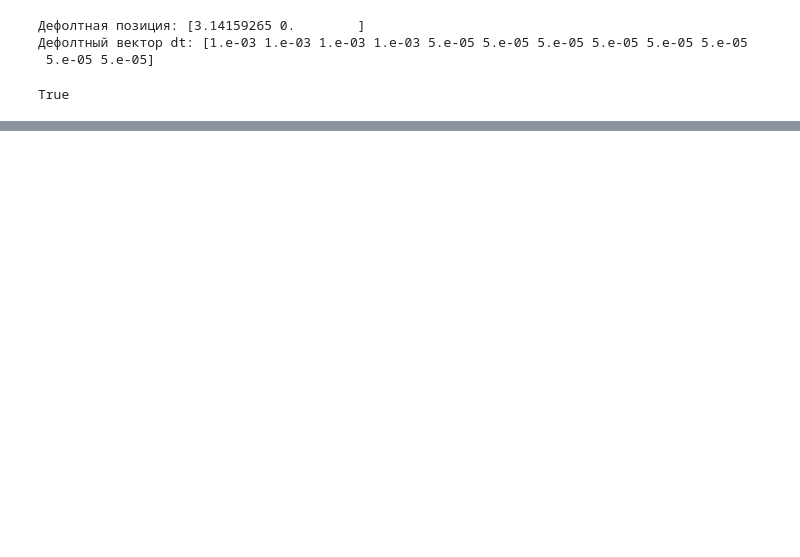
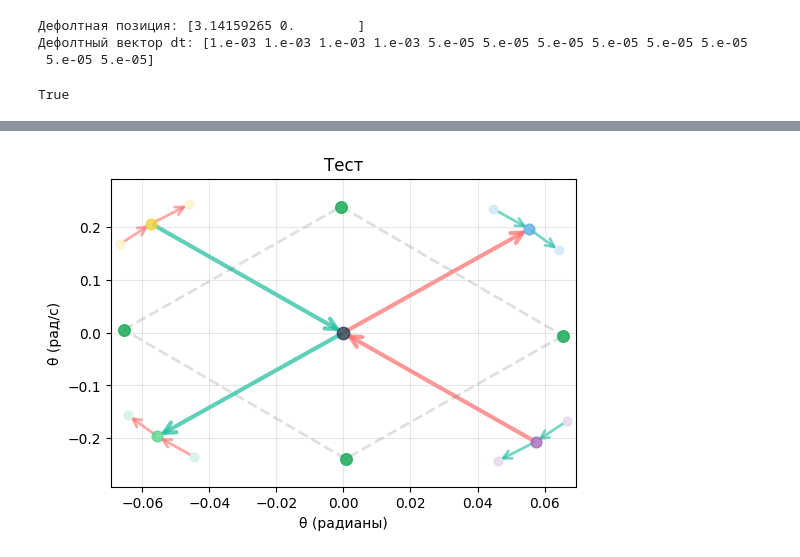
Before and after one commit to VladimirGunyavoy/tree_optimization, a Jupyter notebook: test_step1.ipynb, the cells around one changed output, grey strips where cells are left out. Drawn from its saved outputs; the diff is of its cells as text; code cells hidden in the pictures; blank space fills up the shorter version.

```diff
--- a/test_step1.ipynb
+++ b/test_step1.ipynb
@@ -67,0 +117,20 @@ visualize_spore_tree(tree_extreme, "Тест")
+# %%
+cfg = SporeTreeConfig(
+    initial_position=np.array([0, 0.0]),
+    dt_base=0.5,
+    dt_grandchildren_factor=0.1,
+    figure_size=(6, 4)
+)
+
+tree = SporeTree(pendulum, cfg)
+children = tree.create_children(show=False)
+grandchildren = tree.create_grandchildren(show=False)
+tree.sort_and_pair_grandchildren()
+tree.calculate_mean_points()
+
+# ──────────────────────────────────────────────────────────────────────
+# 2. Кэш-оценщик на основе дерева
+# ──────────────────────────────────────────────────────────────────────
+visualize_spore_tree(tree, "Тест")
+# %% [output]
+[figure, added]
```
Also changed, not shown: parts of 4 cells of this notebook, 3 other files.
